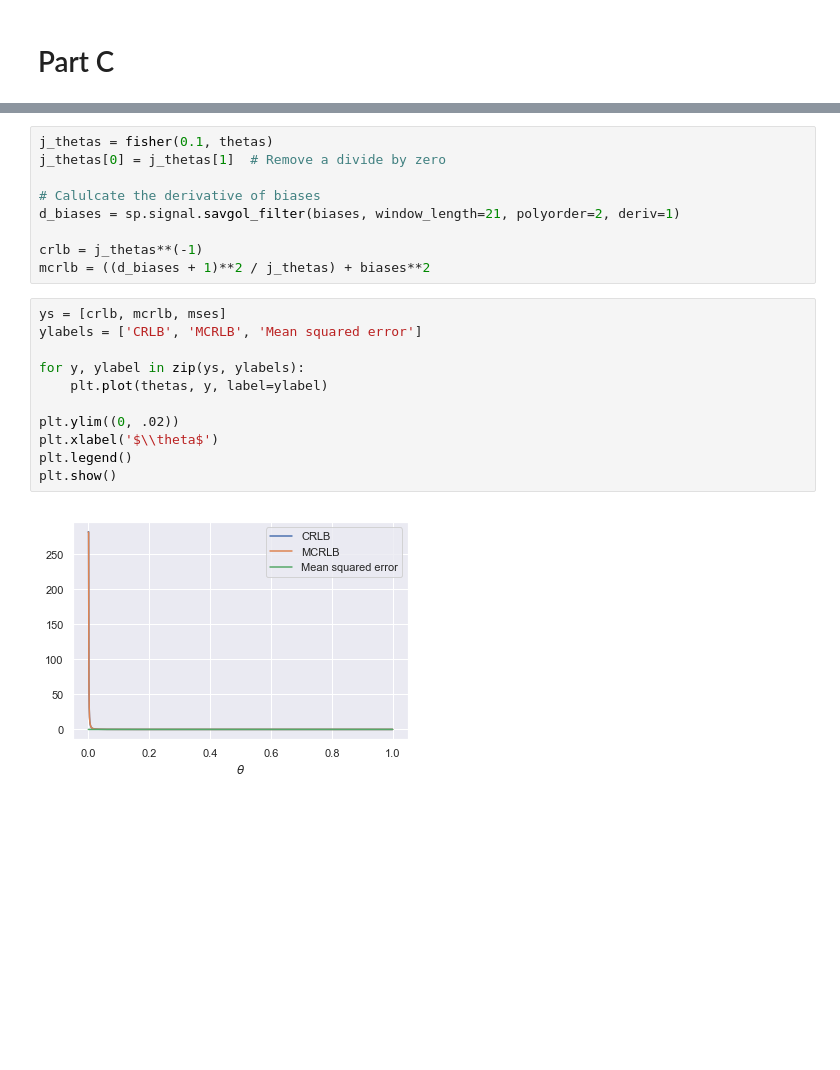
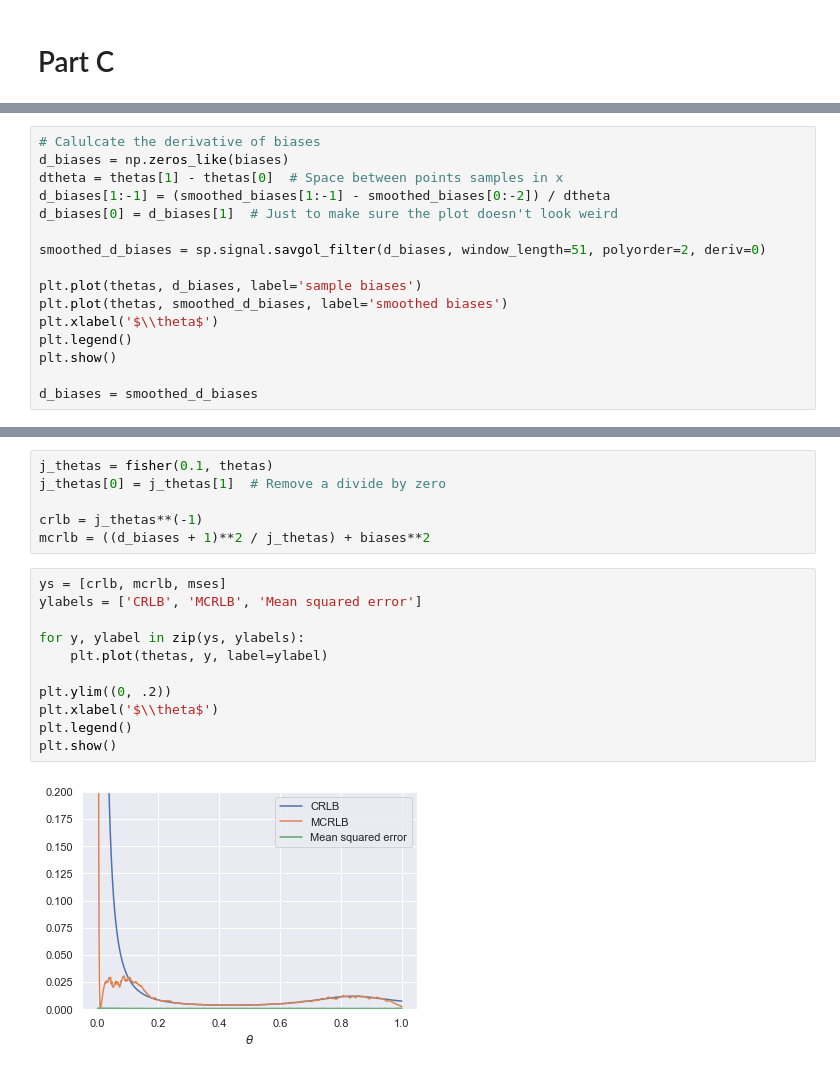
Before and after one commit to kirill5pol/estimation-theory, a Jupyter notebook: Assign3.ipynb, the cells around one changed output, grey strips where cells are left out. Cells and saved outputs as stored; diff of their text form; blank space fills up the shorter version.

Commit message:
Stopped using savgol filter for the derivative calculation

```diff
--- a/Assign3.ipynb
+++ b/Assign3.ipynb
@@ -210,0 +193,16 @@ plt.show()
+# %%
+# Calulcate the derivative of biases
+d_biases = np.zeros_like(biases)
+dtheta = thetas[1] - thetas[0]  # Space between points samples in x
+d_biases[1:-1] = (smoothed_biases[1:-1] - smoothed_biases[0:-2]) / dtheta
+d_biases[0] = d_biases[1]  # Just to make sure the plot doesn't look weird
+
+smoothed_d_biases = sp.signal.savgol_filter(d_biases, window_length=51, polyorder=2, deriv=0)
+
+plt.plot(thetas, d_biases, label='sample biases')
+plt.plot(thetas, smoothed_d_biases, label='smoothed biases')
+plt.xlabel('$\\theta$')
+plt.legend()
+plt.show()
+
+d_biases = smoothed_d_biases
@@ -212,21 +212,18 @@ plt.show()
 j_thetas = fisher(0.1, thetas)
 j_thetas[0] = j_thetas[1]  # Remove a divide by zero
 
-# Calulcate the derivative of biases
-d_biases = sp.signal.savgol_filter(biases, window_length=21, polyorder=2, deriv=1)
-
 crlb = j_thetas**(-1)
 mcrlb = ((d_biases + 1)**2 / j_thetas) + biases**2
 # %%
 ys = [crlb, mcrlb, mses]
 ylabels = ['CRLB', 'MCRLB', 'Mean squared error']
 
 for y, ylabel in zip(ys, ylabels):
     plt.plot(thetas, y, label=ylabel)
 
-plt.ylim((0, .02))
+plt.ylim((0, .2))
 plt.xlabel('$\\theta$')
 plt.legend()
 plt.show()
 # %% [output]
-[figure, old version]
+[figure, new version]
```
Also changed, not shown: parts of 4 cells of this notebook.
